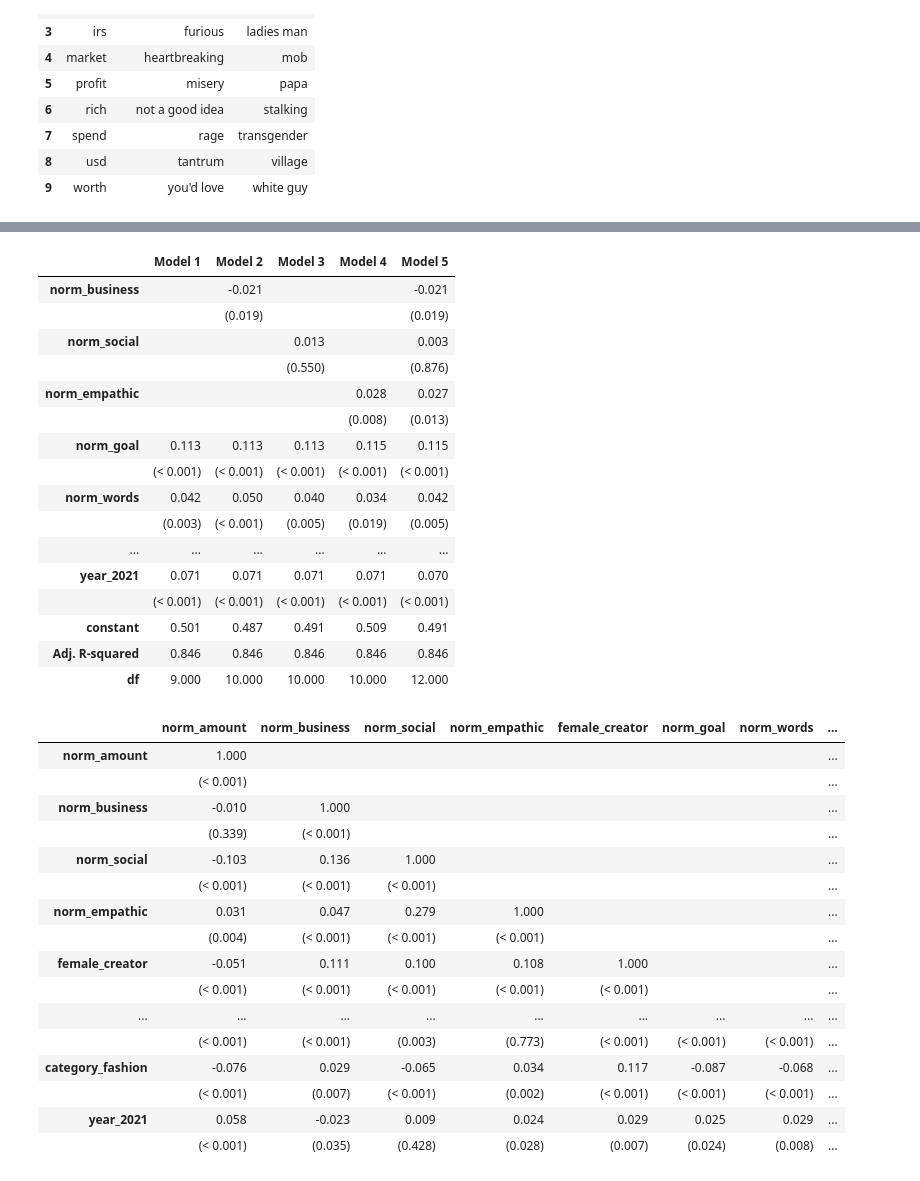
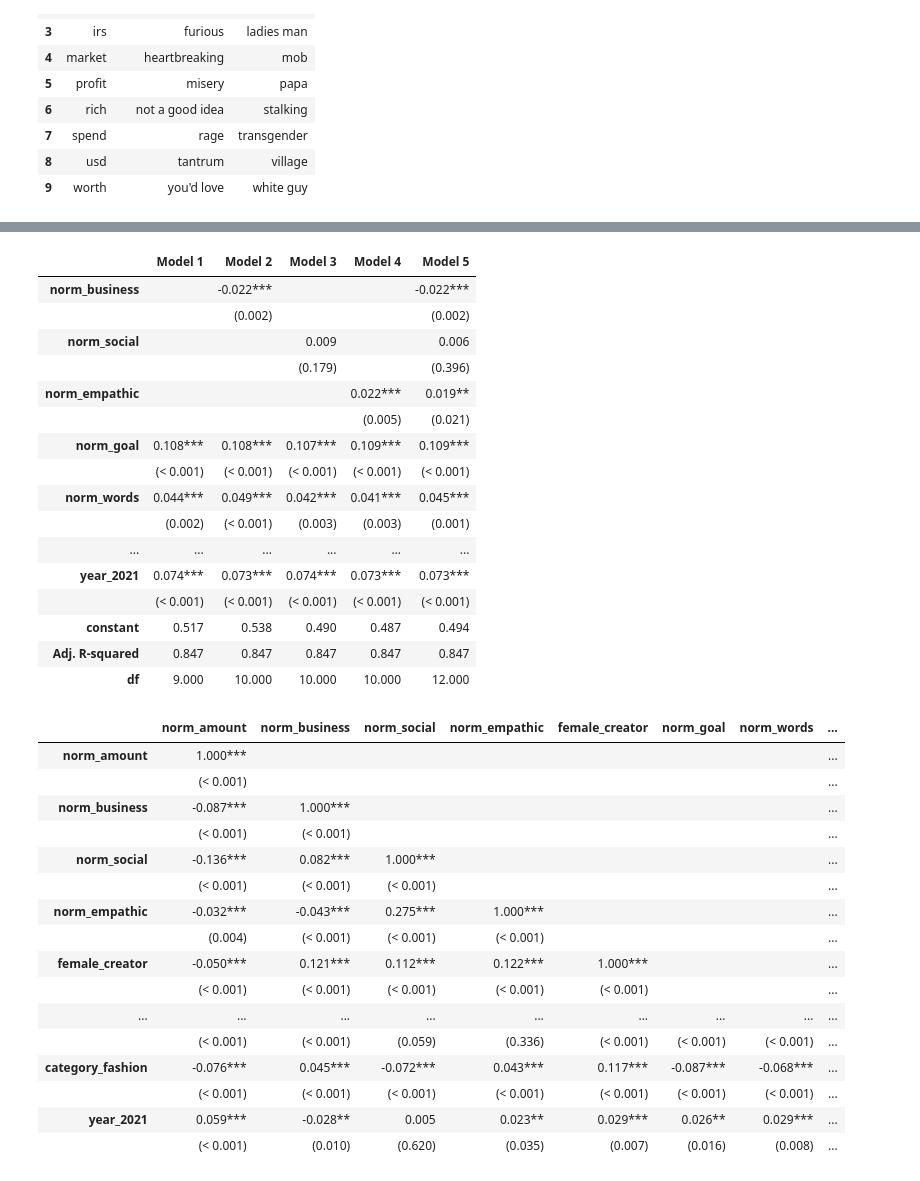
Before and after one commit to MaxPersoon/KickstarterScraper, a Jupyter notebook: dataProcessing.ipynb, the cells around one changed output, grey strips where cells are left out. Saved outputs shown, nothing was run; the diff lists cells and outputs as text; code cells hidden in the pictures.

Commit message:
Corrected (normalised) data + added significance level indicator

```diff
--- a/dataProcessing.ipynb
+++ b/dataProcessing.ipynb
@@ -640,6 +637,21 @@ Notes:
 [1] Standard Errors assume that the covariance matrix of the errors is correctly specified.
 # %%
 # Table 8
+
+
+def denoteSignificanceLevel(value, pValue):
+    value = ('{:.%if}' % decimals).format(value)
+
+    if pValue <= 0.01:
+        value += "***"
+    elif pValue <= 0.05:
+        value += "**"
+    elif pValue <= 0.10:
+        value += "*"
+
+    return value
+
+
 index = []
 independentVariables = ['norm_business', 'norm_social', 'norm_empathic'] + independentVariables
 for variable in independentVariables:
@@ -651,50 +663,50 @@ table8 = pd.DataFrame(index=index)
 models = [baseModel, businessModel, socialModel, empathicModel, combinedModel]
 cntr = 1
 for model in models:
     variables = model.params.index.tolist()
 
     data = []
     for variable in independentVariables:
         if variable in variables:
             varIndex = variables.index(variable)
-            data.append(('{:.%if}' % decimals).format(model.params.iloc[varIndex]))
-
+            coeff = model.params.iloc[varIndex]
             pValue = model.pvalues.iloc[varIndex]
+            data.append(denoteSignificanceLevel(coeff, pValue))
             if pValue < 0.001:
                 pValue = '< 0.001'
             else:
                 pValue = ('{:.%if}' % decimals).format(pValue)
             data.append('(%s)' % pValue)
         else:
             data.append('')
             data.append('')
 
     data.append(('{:.%if}' % decimals).format(model.params.iloc[0]))
     data.append(('{:.%if}' % decimals).format(model.rsquared_adj))
     data.append(('{:.%if}' % decimals).format(model.df_model))
 
     table8['Model ' + str(cntr)] = data
     cntr += 1
 
 table8.to_csv('Tables/OLS models.csv')
 table8
 # %% [output]
 |  | Model 1 | Model 2 | Model 3 | Model 4 | Model 5 |
-| norm_business |  | -0.021 |  |  | -0.021 |
-|  |  | (0.019) |  |  | (0.019) |
-| norm_social |  |  | 0.013 |  | 0.003 |
-|  |  |  | (0.550) |  | (0.876) |
-| norm_empathic |  |  |  | 0.028 | 0.027 |
-|  |  |  |  | (0.008) | (0.013) |
-| norm_goal | 0.113 | 0.113 | 0.113 | 0.115 | 0.115 |
+| norm_business |  | -0.022*** |  |  | -0.022*** |
+|  |  | (0.002) |  |  | (0.002) |
+| norm_social |  |  | 0.009 |  | 0.006 |
+|  |  |  | (0.179) |  | (0.396) |
+| norm_empathic |  |  |  | 0.022*** | 0.019** |
+|  |  |  |  | (0.005) | (0.021) |
+| norm_goal | 0.108*** | 0.108*** | 0.107*** | 0.109*** | 0.109*** |
 |  | (< 0.001) | (< 0.001) | (< 0.001) | (< 0.001) | (< 0.001) |
-| norm_words | 0.042 | 0.050 | 0.040 | 0.034 | 0.042 |
-|  | (0.003) | (< 0.001) | (0.005) | (0.019) | (0.005) |
+| norm_words | 0.044*** | 0.049*** | 0.042*** | 0.041*** | 0.045*** |
+|  | (0.002) | (< 0.001) | (0.003) | (0.003) | (0.001) |
 | ... | ... | ... | ... | ... | ... |
-| year_2021 | 0.071 | 0.071 | 0.071 | 0.071 | 0.070 |
+| year_2021 | 0.074*** | 0.073*** | 0.074*** | 0.073*** | 0.073*** |
 |  | (< 0.001) | (< 0.001) | (< 0.001) | (< 0.001) | (< 0.001) |
-| constant | 0.501 | 0.487 | 0.491 | 0.509 | 0.491 |
-| Adj. R-squared | 0.846 | 0.846 | 0.846 | 0.846 | 0.846 |
+| constant | 0.517 | 0.538 | 0.490 | 0.487 | 0.494 |
+| Adj. R-squared | 0.847 | 0.847 | 0.847 | 0.847 | 0.847 |
 | df | 9.000 | 10.000 | 10.000 | 10.000 | 12.000 |
 # %%
 # Table 6
@@ -713,11 +725,11 @@ for i in range(noVars):
     var1Data = normData[variables[i]]
     for j in range(i + 1):
         if i == j:
-            rValues.append(('{:.%if}' % decimals).format(1))
+            rValues.append(('{:.%if}' % decimals).format(1) + "***")
             pValues.append('(< 0.001)')
         else:
             rValue, pValue = st.pearsonr(var1Data, normData[variables[j]])
-            rValues.append(('{:.%if}' % decimals).format(rValue))
+            rValues.append(denoteSignificanceLevel(rValue, pValue))
 
             if pValue < 0.001:
                 pValue = '< 0.001'
@@ -736,22 +748,22 @@ table6.to_csv('Tables/correlation matrix.csv')
 table6
 # %% [output]
 |  | norm_amount | norm_business | norm_social | norm_empathic | female_creator | norm_goal | norm_words | ... |
-| norm_amount | 1.000 |  |  |  |  |  |  | ... |
+| norm_amount | 1.000*** |  |  |  |  |  |  | ... |
 |  | (< 0.001) |  |  |  |  |  |  | ... |
-| norm_business | -0.010 | 1.000 |  |  |  |  |  | ... |
-|  | (0.339) | (< 0.001) |  |  |  |  |  | ... |
-| norm_social | -0.103 | 0.136 | 1.000 |  |  |  |  | ... |
+| norm_business | -0.087*** | 1.000*** |  |  |  |  |  | ... |
+|  | (< 0.001) | (< 0.001) |  |  |  |  |  | ... |
+| norm_social | -0.136*** | 0.082*** | 1.000*** |  |  |  |  | ... |
 |  | (< 0.001) | (< 0.001) | (< 0.001) |  |  |  |  | ... |
-| norm_empathic | 0.031 | 0.047 | 0.279 | 1.000 |  |  |  | ... |
+| norm_empathic | -0.032*** | -0.043*** | 0.275*** | 1.000*** |  |  |  | ... |
 |  | (0.004) | (< 0.001) | (< 0.001) | (< 0.001) |  |  |  | ... |
-| female_creator | -0.051 | 0.111 | 0.100 | 0.108 | 1.000 |  |  | ... |
+| female_creator | -0.050*** | 0.121*** | 0.112*** | 0.122*** | 1.000*** |  |  | ... |
 |  | (< 0.001) | (< 0.001) | (< 0.001) | (< 0.001) | (< 0.001) |  |  | ... |
 | ... | ... | ... | ... | ... | ... | ... | ... | ... |
-|  | (< 0.001) | (< 0.001) | (0.003) | (0.773) | (< 0.001) | (< 0.001) | (< 0.001) | ... |
-| category_fashion | -0.076 | 0.029 | -0.065 | 0.034 | 0.117 | -0.087 | -0.068 | ... |
-|  | (< 0.001) | (0.007) | (< 0.001) | (0.002) | (< 0.001) | (< 0.001) | (< 0.001) | ... |
-| year_2021 | 0.058 | -0.023 | 0.009 | 0.024 | 0.029 | 0.025 | 0.029 | ... |
-|  | (< 0.001) | (0.035) | (0.428) | (0.028) | (0.007) | (0.024) | (0.008) | ... |
+|  | (< 0.001) | (< 0.001) | (0.059) | (0.336) | (< 0.001) | (< 0.001) | (< 0.001) | ... |
+| category_fashion | -0.076*** | 0.045*** | -0.072*** | 0.043*** | 0.117*** | -0.087*** | -0.068*** | ... |
+|  | (< 0.001) | (< 0.001) | (< 0.001) | (< 0.001) | (< 0.001) | (< 0.001) | (< 0.001) | ... |
+| year_2021 | 0.059*** | -0.028** | 0.005 | 0.023** | 0.029*** | 0.026** | 0.029*** | ... |
+|  | (< 0.001) | (0.010) | (0.620) | (0.035) | (0.007) | (0.016) | (0.008) | ... |
 # %%
 formula = "norm_amount ~ norm_goal + norm_words + norm_backers_count + serial_entrepreneur + media + sustainability + category_comics + category_fashion + year_2021 + female_creator + norm_business + norm_business:female_creator"
 businessModel = smf.ols(formula, data=normData).fit()
```
Also changed, not shown: parts of 19 cells of this notebook, 11 other files.
